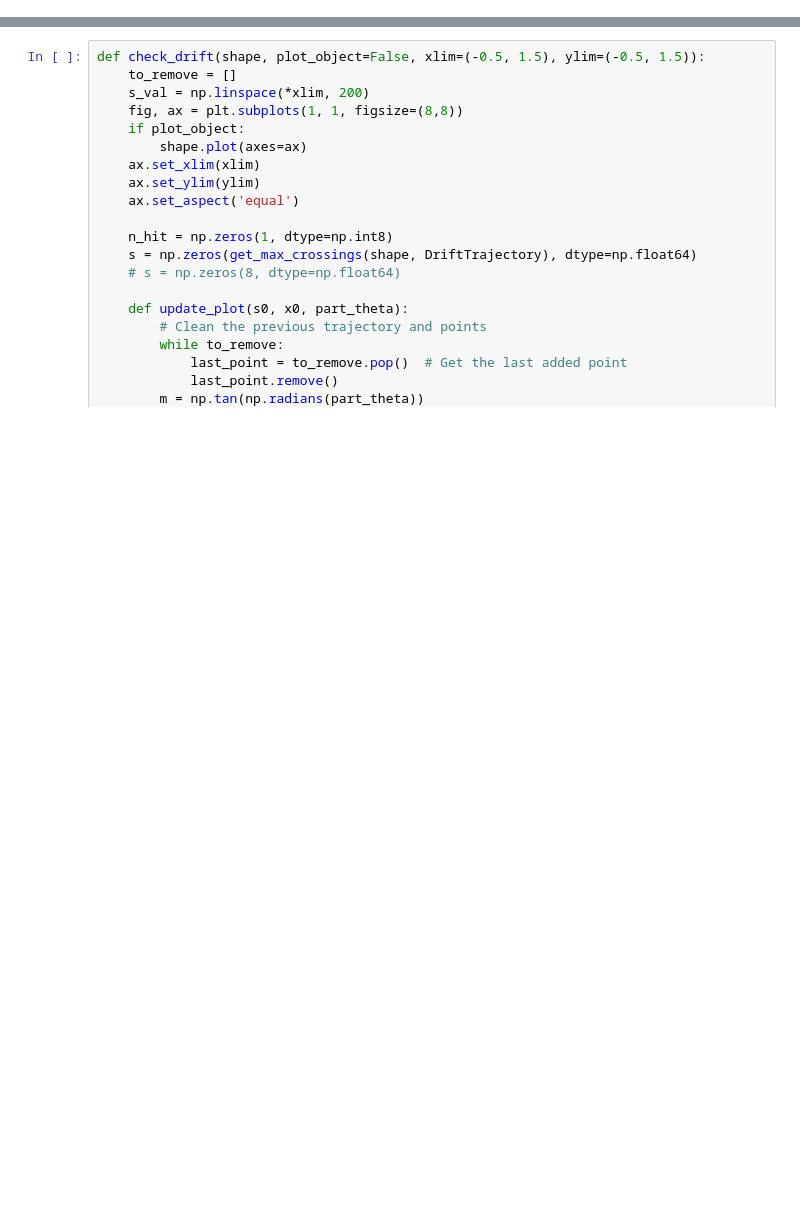
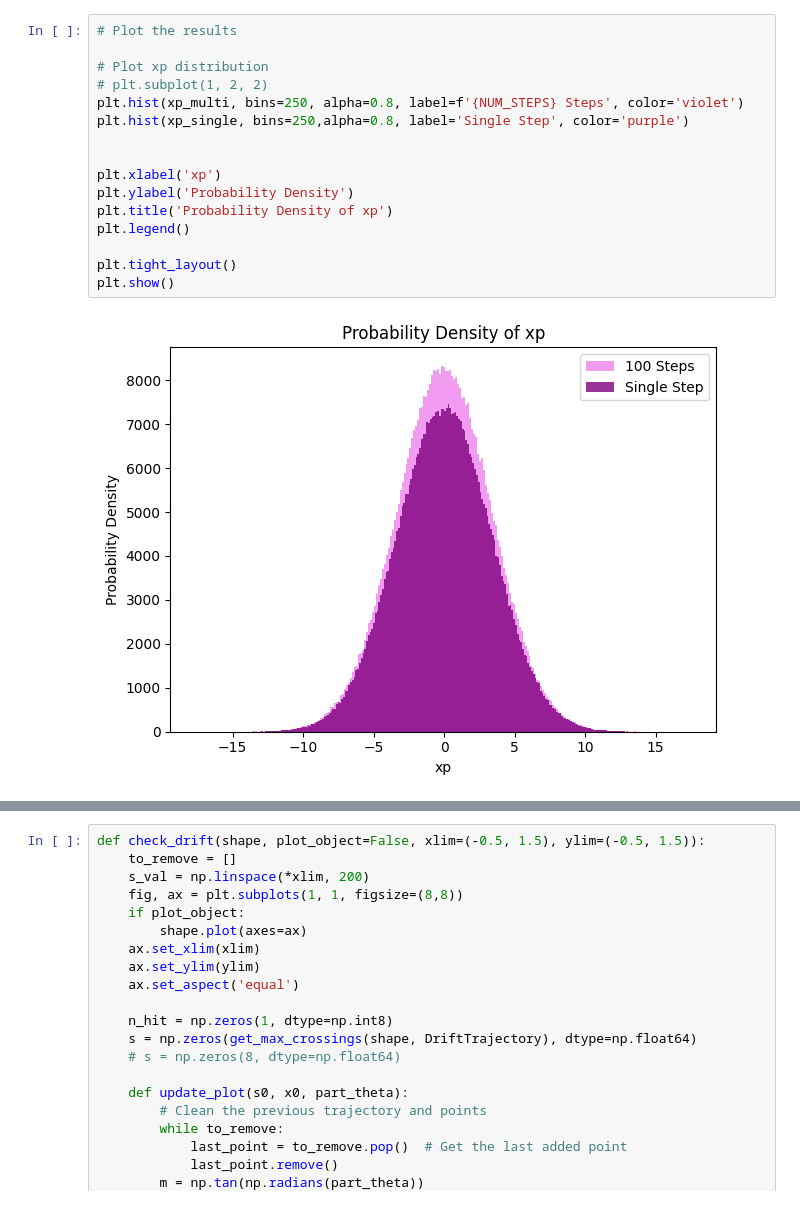
Before and after one commit to xsuite/xcoll, a Jupyter notebook: xcoll/geometry/test_geometry_copy.ipynb, the cells around one changed output, grey strips where cells are left out. Drawn from its saved outputs; the diff is of its cells as text; blank space fills up the shorter version.

```diff
--- a/xcoll/geometry/test_geometry_copy.ipynb
+++ b/xcoll/geometry/test_geometry_copy.ipynb
@@ -17,0 +144,18 @@ import ipywidgets as widgets
+# %%
+# Plot the results
+
+# Plot xp distribution
+# plt.subplot(1, 2, 2)
+plt.hist(xp_multi, bins=250, alpha=0.8, label=f'{NUM_STEPS} Steps', color='violet')
+plt.hist(xp_single, bins=250,alpha=0.8, label='Single Step', color='purple')
+
+
+plt.xlabel('xp')
+plt.ylabel('Probability Density')
+plt.title('Probability Density of xp')
+plt.legend()
+
+plt.tight_layout()
+plt.show()
+# %% [output]
+[figure, added]
```
Also changed, not shown: parts of 10 cells of this notebook.
